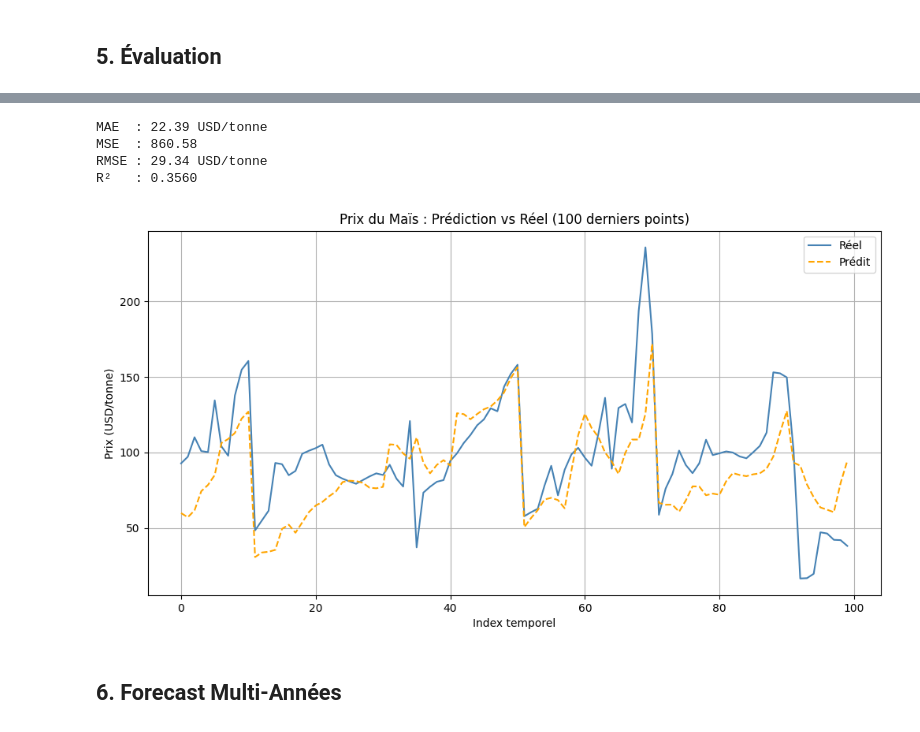
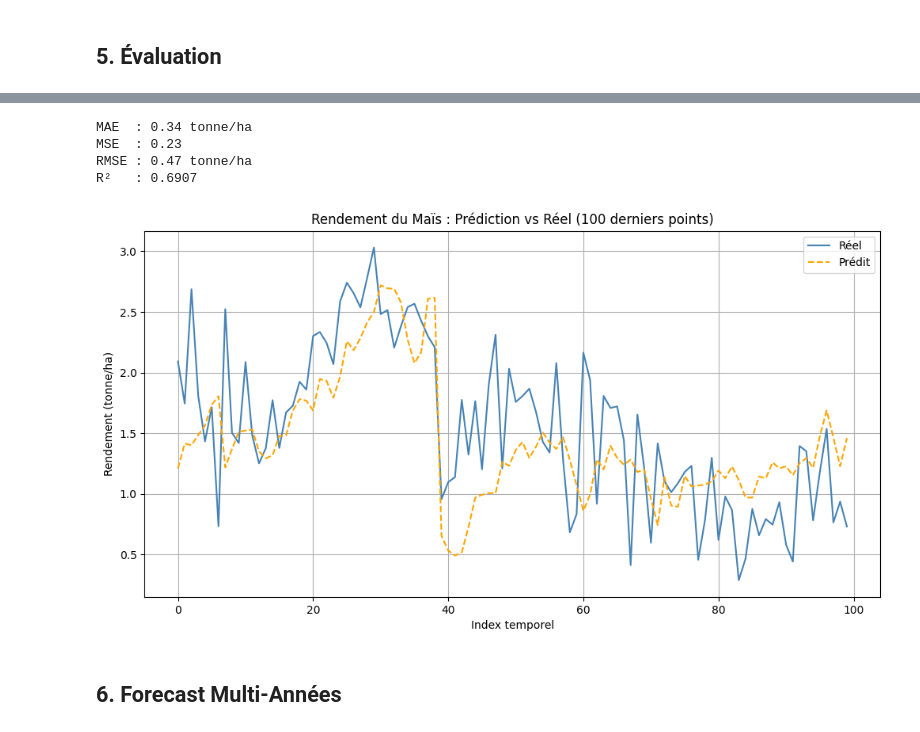
Before and after one commit to Manos2605/maize_africa, a Jupyter notebook: LSTM_Prediction.ipynb, the cells around one changed output, grey strips where cells are left out. Saved outputs shown, nothing was run; the diff lists cells and outputs as text; code cells hidden in the pictures.

```diff
--- a/LSTM_Prediction.ipynb
+++ b/LSTM_Prediction.ipynb
@@ -67,23 +74,26 @@ dataset.head()
 ### Features & Target
 # %%
 dataset = dataset.sort_values(["country", "year"])
-dataset["price_lag1"] = dataset.groupby("country")["producer_price"].shift(1)
-dataset["price_lag2"] = dataset.groupby("country")["producer_price"].shift(2)
+dataset["yield_t_ha_lag1"] = dataset.groupby("country")["yield_t_ha"].shift(1)
+dataset["yield_t_ha_lag2"] = dataset.groupby("country")["yield_t_ha"].shift(2)
+dataset["yield_t_ha_lag3"] = dataset.groupby("country")["yield_t_ha"].shift(3)
 
-# Variation annuelle du prix (momentum)
-dataset["price_delta"] = dataset.groupby("country")["producer_price"].diff()
+# Variation annuelle du rendement (momentum)
+dataset["yield_t_ha_delta"] = dataset.groupby("country")["yield_t_ha"].diff()
 
 features = [
     "country_encoded",
     "year",
-    "production_tonnes",
-    "yield_t_ha",
-    "price_lag1",    # année précédente
-    "price_lag2",    # il y a 2 ans
-    "price_delta",   # variation annuelle
+    "rainfall_mm",
+    "avg_temp_c",
+    "harvested_area_ha",
+    "yield_t_ha_lag1",  # année précédente
+    "yield_t_ha_lag2",  # il y a 2 ans
+    "yield_t_ha_lag3",  # il y a 3 ans
+    "yield_t_ha_delta",   # variation annuelle
 ]
 
-target = "producer_price"
+target = "yield_t_ha"
 
 print(dataset[features + [target]].isna().sum())
 # %% [output]
@@ -160,7 +181,7 @@ Scalers créés pour 32 pays
 # %% [markdown]
 ### Création des séquences (SEQUENCE_LENGTH = 5)
 # %%
-SEQUENCE_LENGTH = 5
+SEQUENCE_LENGTH = 3
 
 X = []
 y = []
@@ -236,18 +257,11 @@ Test  batches : 4
 ## 3. Modèle LSTM (PyTorch)
 # %%
 class LSTMModel(nn.Module):
-    def __init__(self, input_size, hidden_size=64, num_layers=2, dropout=0.3):
+    def __init__(self, input_size, hidden_size=32, num_layers=2, dropout=0.1):
         super(LSTMModel, self).__init__()
 
         # LSTM bidirectionnel
-        self.lstm = nn.LSTM(
-            input_size,
-            hidden_size,
-            num_layers=num_layers,
-            batch_first=True,
-            dropout=dropout,
-            bidirectional=True,
-        )
+        self.lstm = nn.LSTM(input_size,hidden_size,num_layers=num_layers,batch_first=True,dropout=dropout,bidirectional=True,)
         lstm_out_size = hidden_size * 2
 
         # Mécanisme d'attention simple sur les pas de temps
@@ -353,8 +367,7 @@ for epoch in range(1, EPOCHS + 1):
     else:
         patience_counter += 1
 
-    if epoch % 20 == 0:
-        print(f"Epoch {epoch:3d}/{EPOCHS} | Train: {train_loss:.6f} | Val: {val_loss:.6f} | LR: {optimizer.param_groups[0]['lr']:.2e}")
+    print(f"Epoch {epoch:3d}/{EPOCHS} | Train: {train_loss:.6f} | Val: {val_loss:.6f}")
 
     if patience_counter >= PATIENCE:
         print(f"\nEarly stopping à l'epoch {epoch}")
@@ -440,27 +465,27 @@ mse  = mean_squared_error(true_prices_real, pred_prices_real)
 rmse = np.sqrt(mse)
 r2   = r2_score(true_prices_real, pred_prices_real)
 
-print(f"MAE  : {mae:.2f} USD/tonne")
+print(f"MAE  : {mae:.2f} tonne/ha")
 print(f"MSE  : {mse:.2f}")
-print(f"RMSE : {rmse:.2f} USD/tonne")
+print(f"RMSE : {rmse:.2f} tonne/ha")
 print(f"R²   : {r2:.4f}")
 # %% [output]
-MAE  : 22.39 USD/tonne
-MSE  : 860.58
-RMSE : 29.34 USD/tonne
-R²   : 0.3560
+MAE  : 0.34 tonne/ha
+MSE  : 0.23
+RMSE : 0.47 tonne/ha
+R²   : 0.6907
 # %%
 plt.figure(figsize=(12, 6))
 plt.plot(true_prices_real[-100:], label='Réel',  color='steelblue')
 plt.plot(pred_prices_real[-100:], label='Prédit', color='orange', linestyle='--')
-plt.title('Prix du Maïs : Prédiction vs Réel (100 derniers points)')
+plt.title('Rendement du Maïs : Prédiction vs Réel (100 derniers points)')
 plt.xlabel('Index temporel')
-plt.ylabel('Prix (USD/tonne)')
+plt.ylabel('Rendement (tonne/ha)')
 plt.legend()
 plt.grid()
 plt.show()
 # %% [output]
-[figure, old version]
+[figure, new version]
 # %% [markdown]
 ## 6. Forecast Multi-Années
 # %%
```
Also changed, not shown: parts of 16 cells of this notebook, 10 other files.
